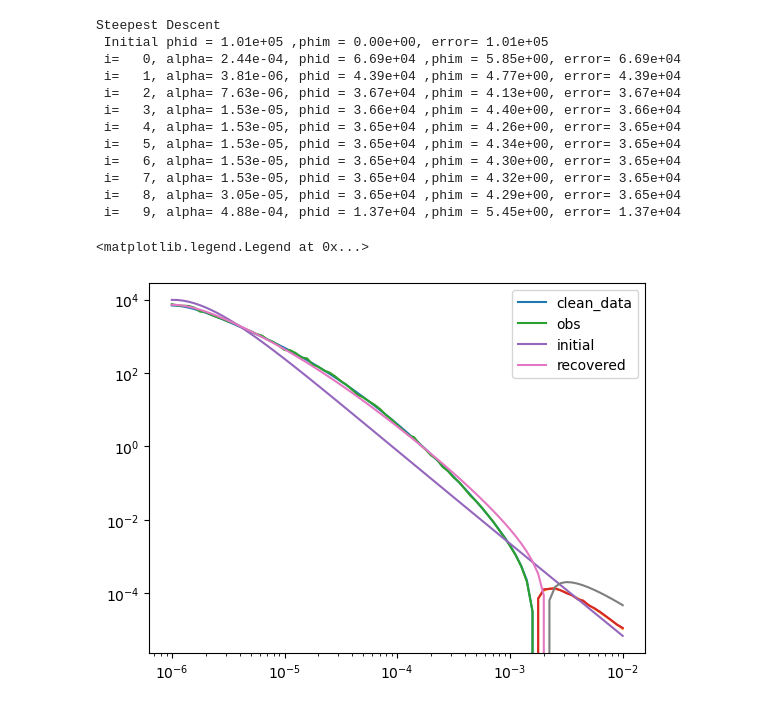
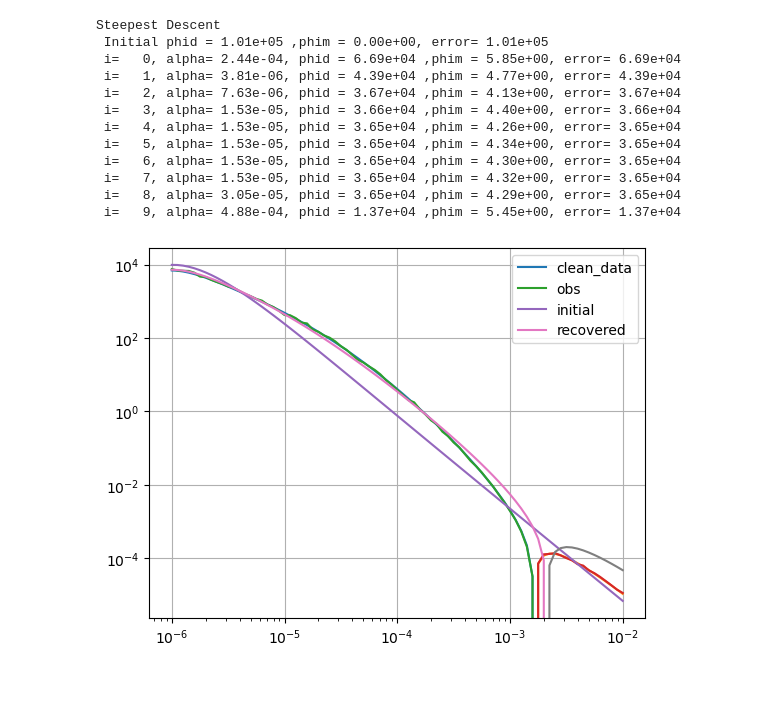
Before and after one commit to MasayukiMotoori/EOSC556B, a Jupyter notebook: Project_EMIP_1D.ipynb, the cells around one changed output. Saved outputs shown, nothing was run; the diff lists cells and outputs as text; code cells hidden in the pictures.

```diff
--- a/Project_EMIP_1D.ipynb
+++ b/Project_EMIP_1D.ipynb
@@ -105,16 +106,16 @@ data_pred = (EMIP.predicted_data(model_SD))
 # %%
 plt.loglog(tplot,data_clean,label = "clean_data")
 plt.loglog(tplot,-data_clean)
 plt.loglog(tplot,data_obs,label = "obs")
 plt.loglog(tplot,-data_obs)
 plt.loglog(tplot,data_init,label = "initial")
 plt.loglog(tplot,-data_init)
 plt.loglog(tplot,data_pred,label = "recovered")
 plt.loglog(tplot,-data_pred)
 plt.legend()
+plt.grid()
 # %% [output]
-<matplotlib.legend.Legend at 0x...>
-[figure, old version]
+[figure, new version]
 # %%
 ngrid = 20
 mirgin = 0.1
```
Also changed, not shown: parts of 3 cells of this notebook.
